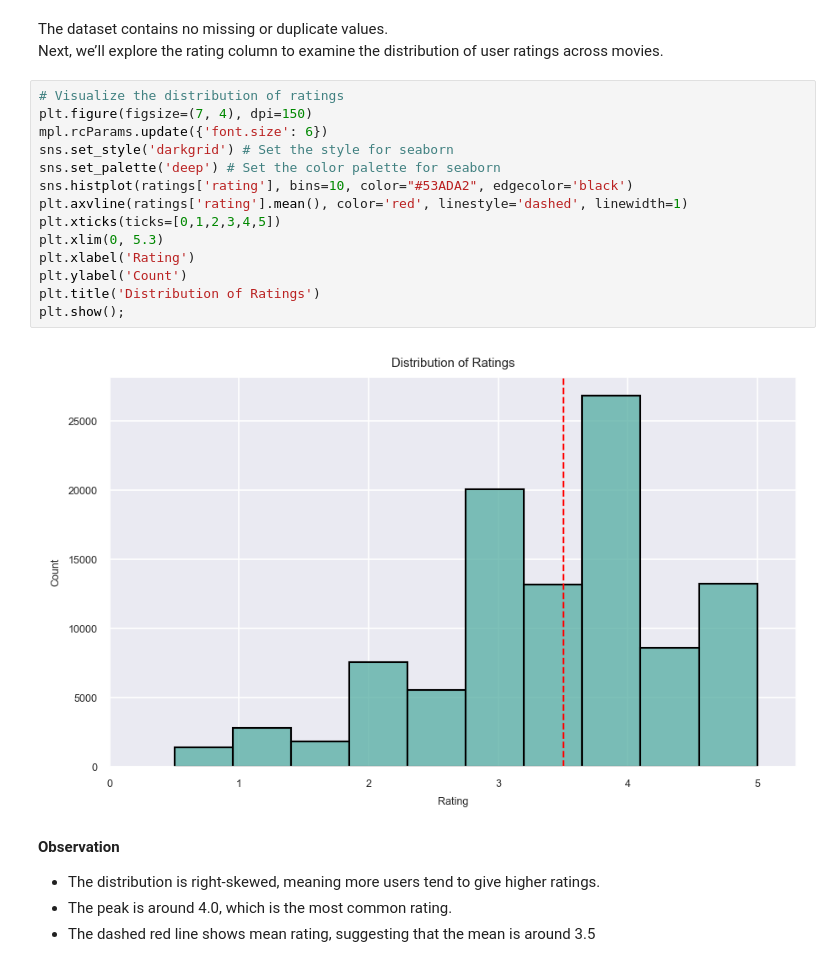
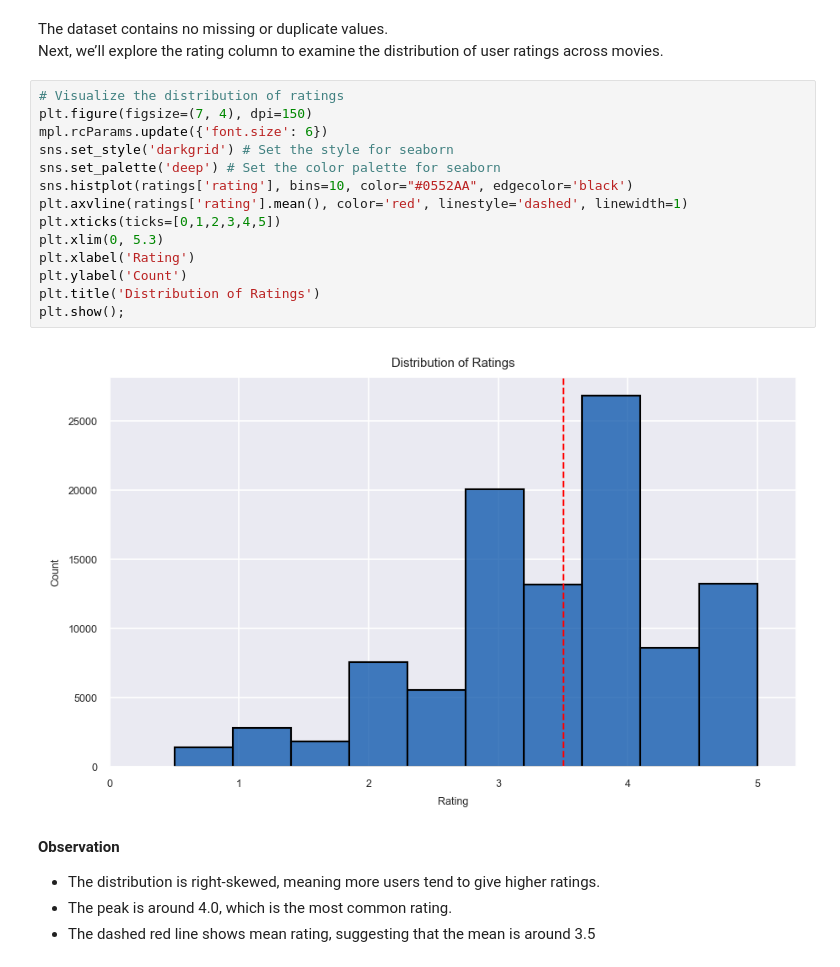
Before and after one commit to Kanyenje-Brian/MovieLens-Recommender, a Jupyter notebook: notebook.ipynb, the cells around one changed output. Cells and saved outputs as stored; diff of their text form.

```diff
--- a/notebook.ipynb
+++ b/notebook.ipynb
@@ -244,19 +244,19 @@ Next, we’ll explore the rating column to examine the distribution of user rati
 # %%
 # Visualize the distribution of ratings
 plt.figure(figsize=(7, 4), dpi=150)
 mpl.rcParams.update({'font.size': 6})
 sns.set_style('darkgrid') # Set the style for seaborn
 sns.set_palette('deep') # Set the color palette for seaborn
-sns.histplot(ratings['rating'], bins=10, color="#53ADA2", edgecolor='black')
+sns.histplot(ratings['rating'], bins=10, color="#0552AA", edgecolor='black')
 plt.axvline(ratings['rating'].mean(), color='red', linestyle='dashed', linewidth=1)
 plt.xticks(ticks=[0,1,2,3,4,5])
 plt.xlim(0, 5.3)
 plt.xlabel('Rating')
 plt.ylabel('Count')
 plt.title('Distribution of Ratings')
 plt.show();
 # %% [output]
-[figure, old version]
+[figure, new version]
 # %% [markdown]
 **Observation**
 * The distribution is right-skewed, meaning more users tend to give higher ratings.
```
